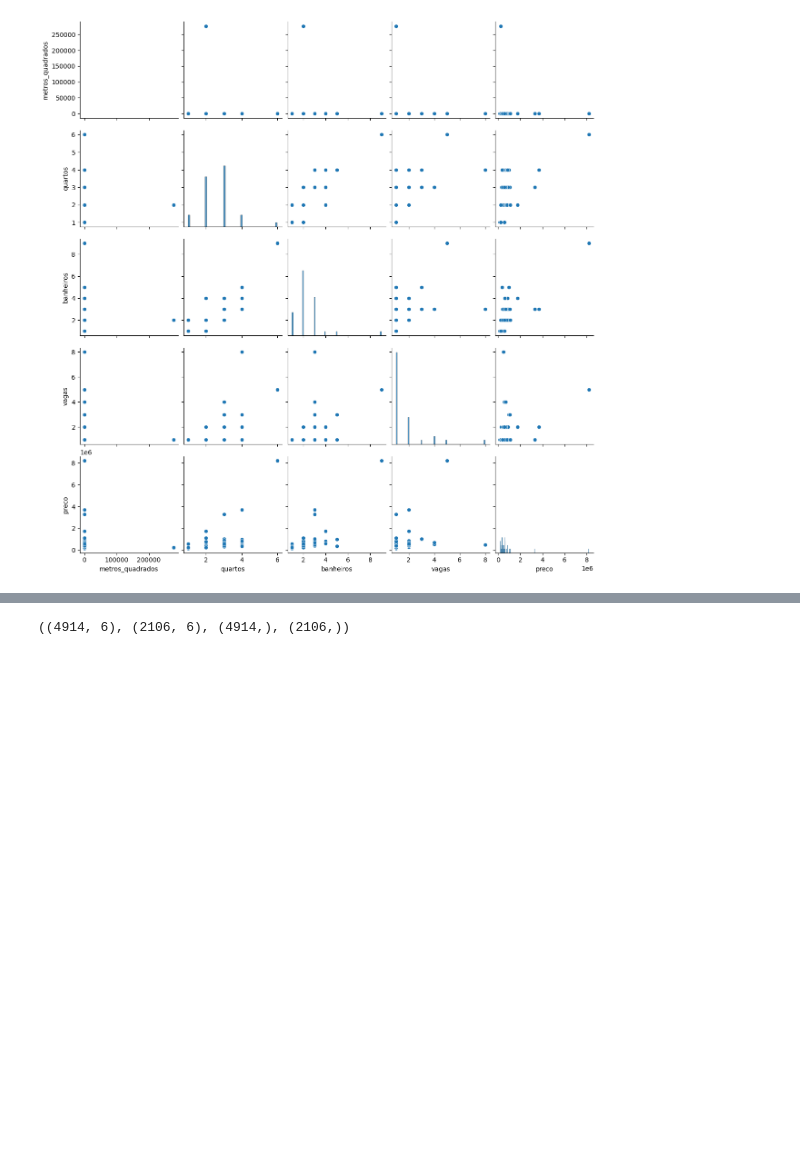
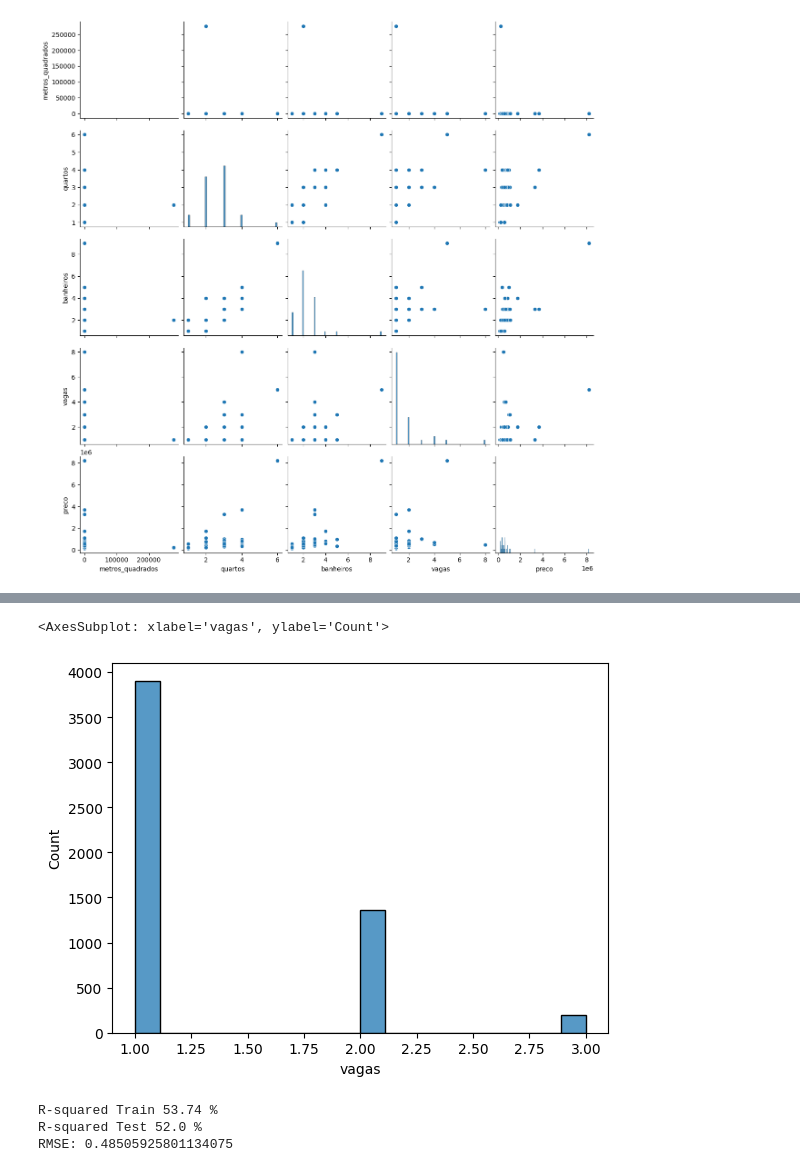
Before and after one commit to mateusbonati/property-price-forecast, a Jupyter notebook: analise_exploratoria/descritiva.ipynb, the cells around one changed output, grey strips where cells are left out. Saved outputs shown, nothing was run; the diff lists cells and outputs as text; code cells hidden in the pictures; blank space fills up the shorter version.

```diff
--- a/analise_exploratoria/descritiva.ipynb
+++ b/analise_exploratoria/descritiva.ipynb
@@ -63,0 +104,5 @@ Treinamento
+# %%
+sns.histplot(data = df, x='vagas')
+# %% [output]
+<AxesSubplot: xlabel='vagas', ylabel='Count'>
+[figure, added]
@@ -64,8 +114,4 @@ Treinamento
 # %%
-feature_data = df.drop(['preco'],axis=1)
-target_data = df['preco']
+X, y = new_df.drop('preco', axis=1) , new_df['preco']
 
-X_train, X_test, y_train, y_test = train_test_split(feature_data,target_data, test_size = 0.3)
-X_train.shape, X_test.shape, y_train.shape, y_test.shape
+X_train, X_test, y_train, y_test = train_test_split(X, y, test_size = 0.3, random_state=60)
-# %% [output]
-((4914, 6), (2106, 6), (4914,), (2106,))
@@ -79,0 +118,13 @@ model_linear = pipeline.fit(X_train, y_train)
+# %%
+reg = LinearRegression().fit(X_train, (y_train))
+
+print('R-squared Train',round((reg.score(X_train, (y_train))*100),2),"%")
+print('R-squared Test',round((reg.score(X_test, (y_test))*100),2),"%")
+
+y_pred = reg.predict(X_test)
+
+print(f'RMSE: {mean_squared_error(y_pred,(y_test))}')
+# %% [output]
+R-squared Train 53.74 %
+R-squared Test 52.0 %
+RMSE: 0.48505925801134075
```
Also changed, not shown: parts of 17 cells of this notebook.
